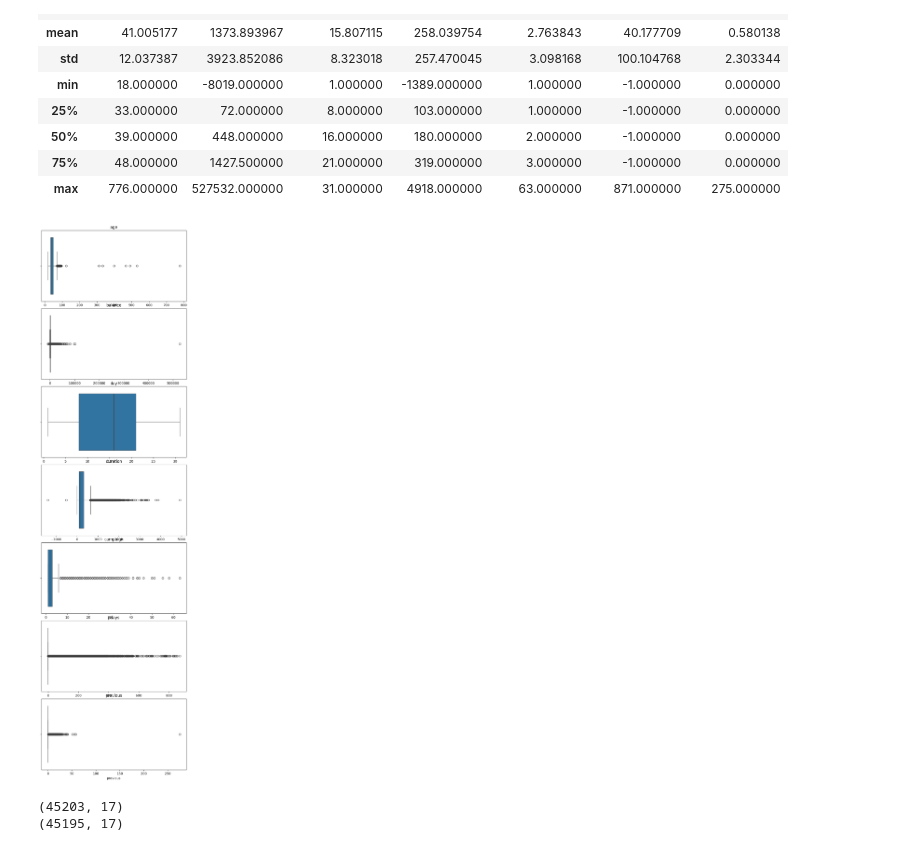
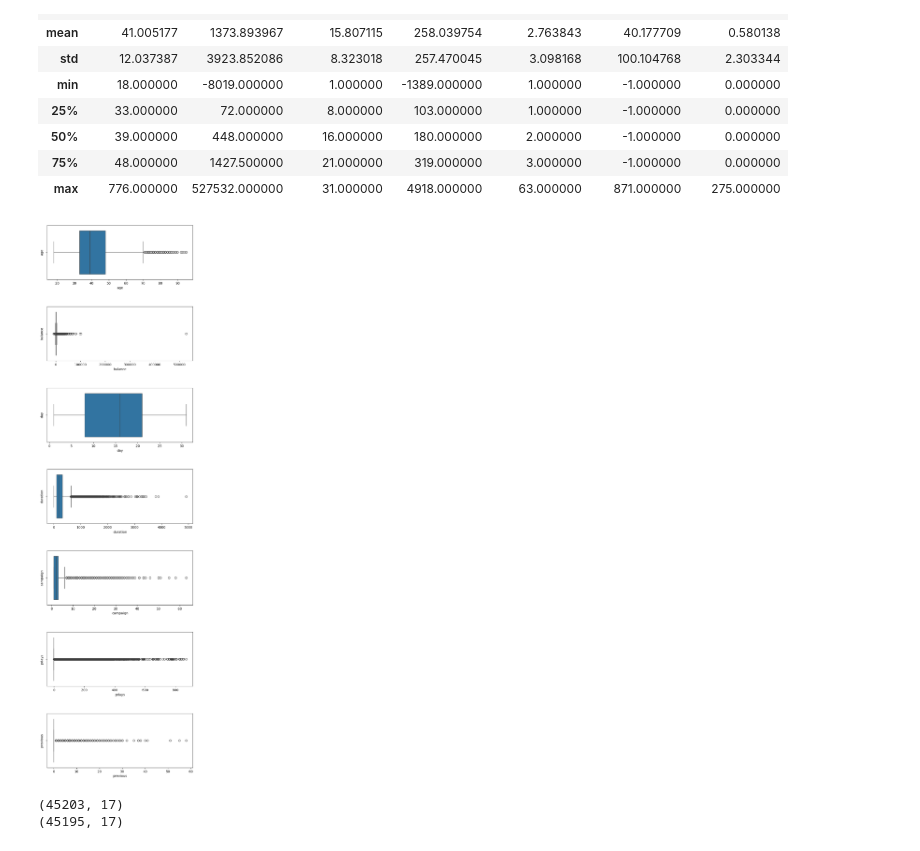
Before and after one commit to asegura4488/CienciaDatos, a Jupyter notebook: Semana3/Sesion5.ipynb, the cells around one changed output. Saved outputs shown, nothing was run; the diff lists cells and outputs as text; code cells hidden in the pictures.

```diff
--- a/Semana3/Sesion5.ipynb
+++ b/Semana3/Sesion5.ipynb
@@ -158,14 +158,14 @@ col_num = ['age','balance','day','duration','campaign','pdays','previous']
 # %%
 # Vamos a mirar los outliers de los datos numericos
 fig, ax = plt.subplots(len(col_num),1, figsize=(8,30))
-fig.subplots_adjust(hspace=0.1)
+fig.subplots_adjust(hspace=0.5)
 
 for i, col in enumerate(col_num):
   #print(i,col)
   sns.boxplot(x=col, data=data, ax=ax[i])
-  ax[i].set_title(col)
+  ax[i].set_ylabel(col)
 # %% [output]
-[figure, old version]
+[figure, new version]
 # %%
 # Vamos a aplicar filtros para limpiar nuestros datos
 # Quitar edades mayores a 100 años
```
Also changed, not shown: parts of 1 cell of this notebook.
